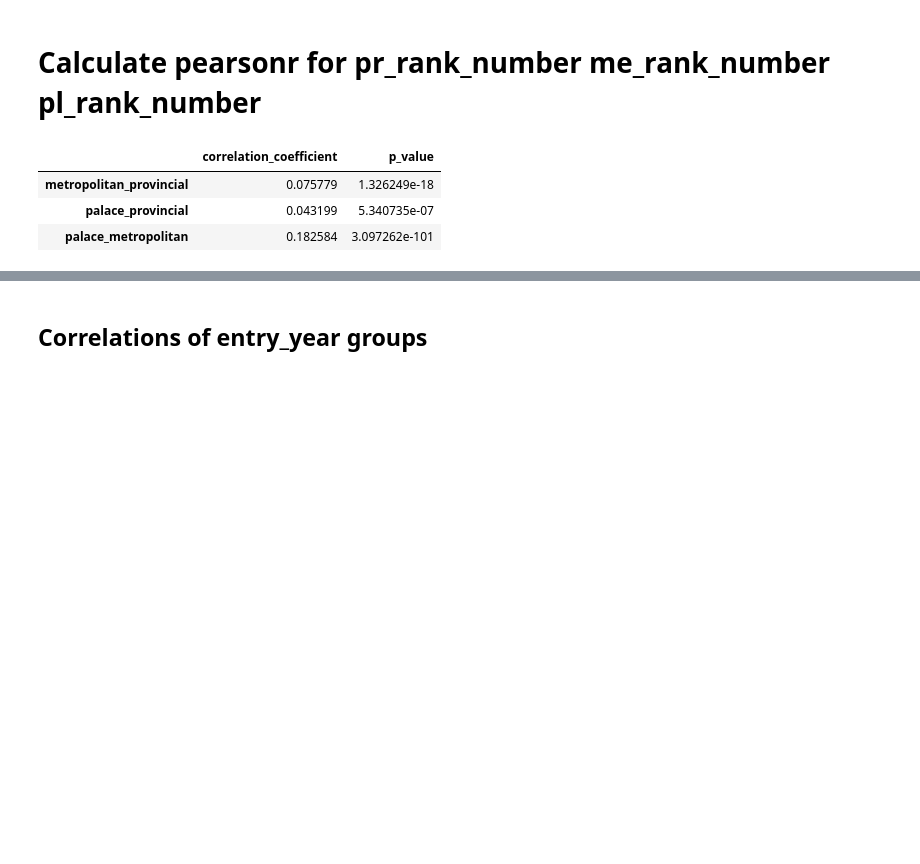
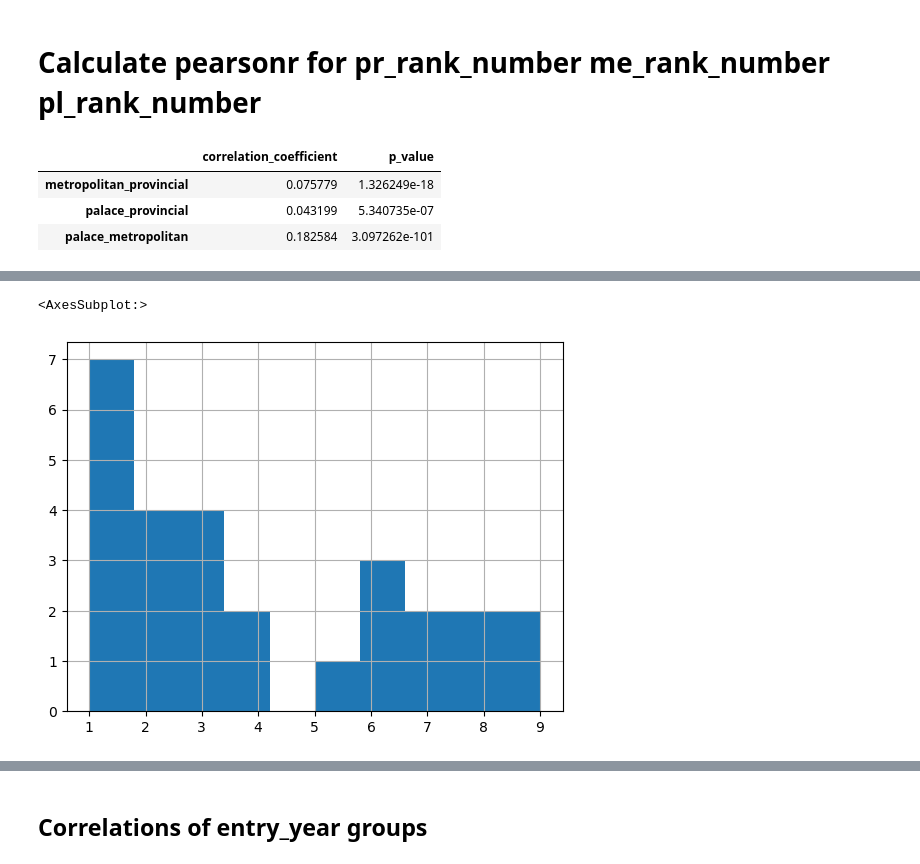
Before and after one commit to sudoghut/ming_provincial_metropolitan_palace_exam_rank_correlation, a Jupyter notebook: ming_provincial_metropolitan_palace_exam_rank_correlation.ipynb, the cells around one changed output, grey strips where cells are left out. Cells and saved outputs as stored; diff of their text form; code cells hidden in the pictures; blank space fills up the shorter version.

```diff
--- a/ming_provincial_metropolitan_palace_exam_rank_correlation.ipynb
+++ b/ming_provincial_metropolitan_palace_exam_rank_correlation.ipynb
@@ -222,0 +242,7 @@ correlation_df
+# %%
+# Only keep the rows with pr_rank_number <= 10
+input_data_df_me_rank_1_pr_less_than_10 = input_data_df_me_rank_1[input_data_df_me_rank_1['pr_rank_number'] <= 10]
+input_data_df_me_rank_1_pr_less_than_10['pr_rank_number'].hist()
+# %% [output]
+<AxesSubplot:>
+[figure, added]
```
Also changed, not shown: parts of 7 cells of this notebook, 1 other file.
